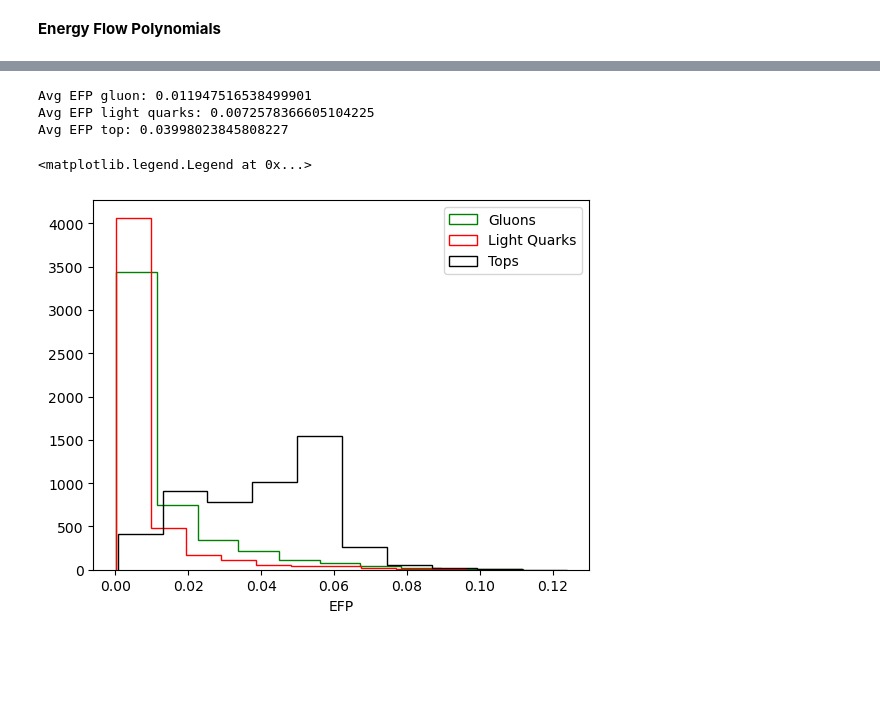
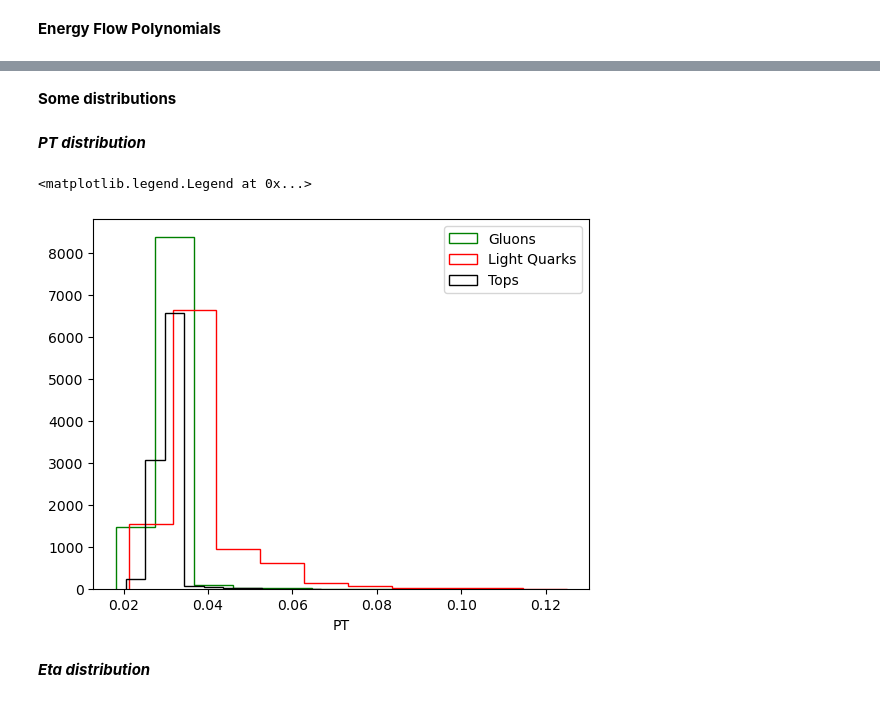
Before and after one commit to mathmartines/JetTagging, a Jupyter notebook: DataExploration/Matheus.ipynb, the cells around one changed output, grey strips where cells are left out. Drawn from its saved outputs; the diff is of its cells as text; code cells hidden in the pictures; blank space fills up the shorter version.

Commit message:
Updates on data exploration

```diff
--- a/DataExploration/Matheus.ipynb
+++ b/DataExploration/Matheus.ipynb
@@ -13,6 +15,6 @@ data_top = pd.read_csv('../Data/t_jets.csv', header=None, sep=' ')
 jet_builder = JetBuilder()
 # For the data exploration this amount of jets is enough
 # More than that the evaluation stars to become really slower
-gluon_jets = jet_builder.create_jets(data_frame=data_gluon[:5000], jet_type=ParticleType.Gluon)
-quark_jets = jet_builder.create_jets(data_frame=data_quark[:5000], jet_type=ParticleType.LightQuark)
-top_jets = jet_builder.create_jets(data_frame=data_top[:5000], jet_type=ParticleType.Top)
+gluon_jets = jet_builder.create_jets(data_frame=data_gluon[:10000], jet_type=ParticleType.Gluon)
+quark_jets = jet_builder.create_jets(data_frame=data_quark[:10000], jet_type=ParticleType.LightQuark)
+top_jets = jet_builder.create_jets(data_frame=data_top[:10000], jet_type=ParticleType.Top)
@@ -140,9 +119,22 @@ plt.hist(quarks_efps[:, index], color='red', label='Light Quarks', histtype='ste
 plt.hist(top_efps[:, index], color='black', label='Tops', histtype='step')
 plt.xlabel('EFP')
 plt.legend(loc='upper right')
-# %% [output]
-Avg EFP gluon: 0.011947516538499901
-Avg EFP light quarks: 0.0072578366605104225
-Avg EFP top: 0.03998023845808227
-<matplotlib.legend.Legend at 0x...>
-[figure, removed]
+# %% [markdown]
+****Some distributions****
+# %% [markdown]
+***PT distribution***
+# %%
+gluons_pt = np.array([jet.momentum.pt / len(jet) for jet in gluon_jets])
+quark_pt = np.array([jet.momentum.pt / len(jet) for jet in quark_jets])
+top_pt = np.array([jet.momentum.pt / len(jet) for jet in top_jets])
+# %%
+plt.hist(gluons_pt, color='green', label='Gluons', histtype='step')
+plt.hist(quark_pt, color='red', label='Light Quarks', histtype='step')
+plt.hist(top_pt, color='black', label='Tops', histtype='step')
+plt.xlabel('PT')
+plt.legend(loc='upper right')
+# %% [output]
+<matplotlib.legend.Legend at 0x...>
+[figure, added]
+# %% [markdown]
+***Eta distribution***
```
Also changed, not shown: parts of 14 cells of this notebook, 2 other files.
